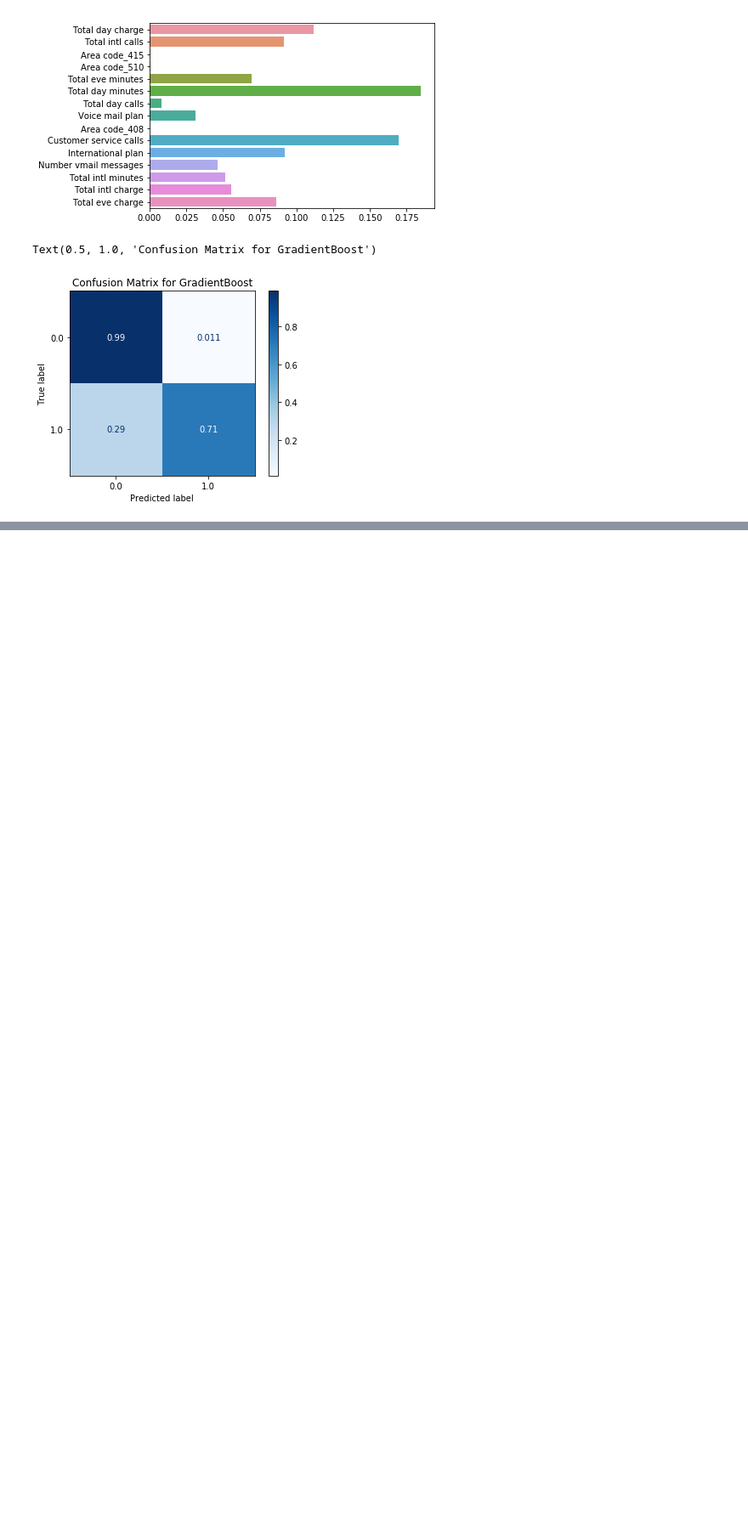
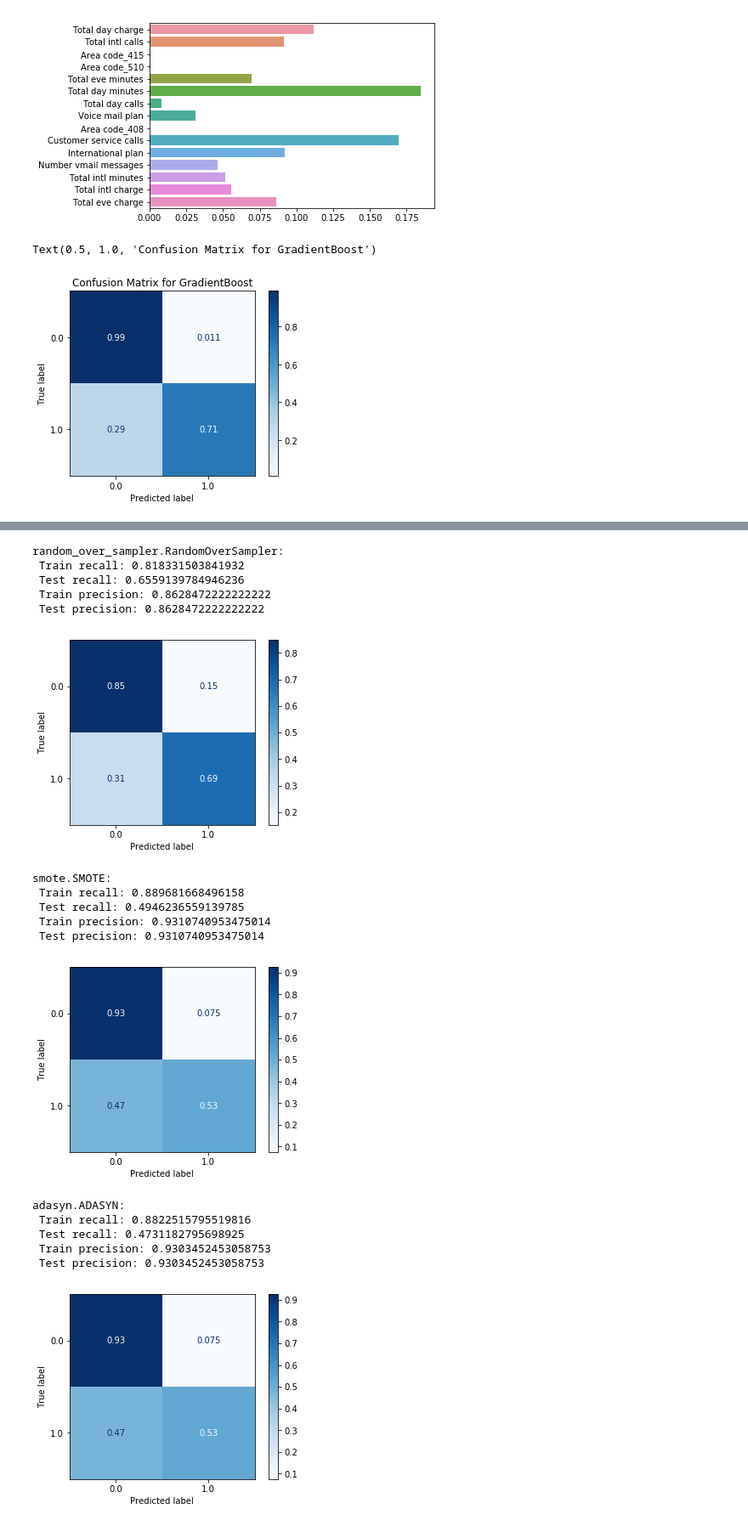
Before and after one commit to kangand/1000ml, a Jupyter notebook: unit5_project/Model Testing Basic Boosting.ipynb, the cells around one changed output, grey strips where cells are left out. Shown: that part at 85% size. Drawn from its saved outputs; the diff is of its cells as text; code cells hidden in the pictures; blank space fills up the shorter version.

```diff
--- a/unit5_project/Model Testing Basic Boosting.ipynb
+++ b/unit5_project/Model Testing Basic Boosting.ipynb
@@ -84,0 +114,40 @@ Text(0.5, 1.0, 'Confusion Matrix for GradientBoost')
+# %%
+# testing for adaboost
+
+for i in [RandomOverSampler, SMOTE, ADASYN]:
+    balancer = i(random_state = 42)
+    X_train_bal, y_train_bal = balancer.fit_resample(X_train, y_train)
+    bal_ada_model = AdaBoostClassifier(random_state = 42)
+    bal_ada_model.fit(X_train_bal, y_train_bal)
+    y_train_bal_pred = bal_ada_model.predict(X_train_bal)
+    y_test_bal_pred = bal_ada_model.predict(X_test)
+    print(f'{str(i)[32:-2]}:', '\n',
+          'Train recall:', recall_score(y_train_bal, y_train_bal_pred), '\n',
+          'Test recall:', recall_score(y_test, y_test_bal_pred), '\n',
+         'Train precision:', precision_score(y_train_bal, y_train_bal_pred), '\n',
+         'Test precision:', precision_score(y_train_bal, y_train_bal_pred))
+    plot_confusion_matrix(bal_ada_model,
+                      X_val,
+                      y_val,
+                      cmap='Blues',
+                      normalize='true')
+    plt.show()
+# %% [output]
+random_over_sampler.RandomOverSampler:
+ Train recall: 0.818331503841932
+ Test recall: 0.6559139784946236
+ Train precision: 0.8628472222222222
+ Test precision: 0.8628472222222222
+[figure, added]
+smote.SMOTE:
+ Train recall: 0.889681668496158
+ Test recall: 0.4946236559139785
+ Train precision: 0.9310740953475014
+ Test precision: 0.9310740953475014
+[figure, added]
+adasyn.ADASYN:
+ Train recall: 0.8822515795519816
+ Test recall: 0.4731182795698925
+ Train precision: 0.9303452453058753
+ Test precision: 0.9303452453058753
+[figure, added]
```
Also changed, not shown: parts of 17 cells of this notebook, 2 other files.
